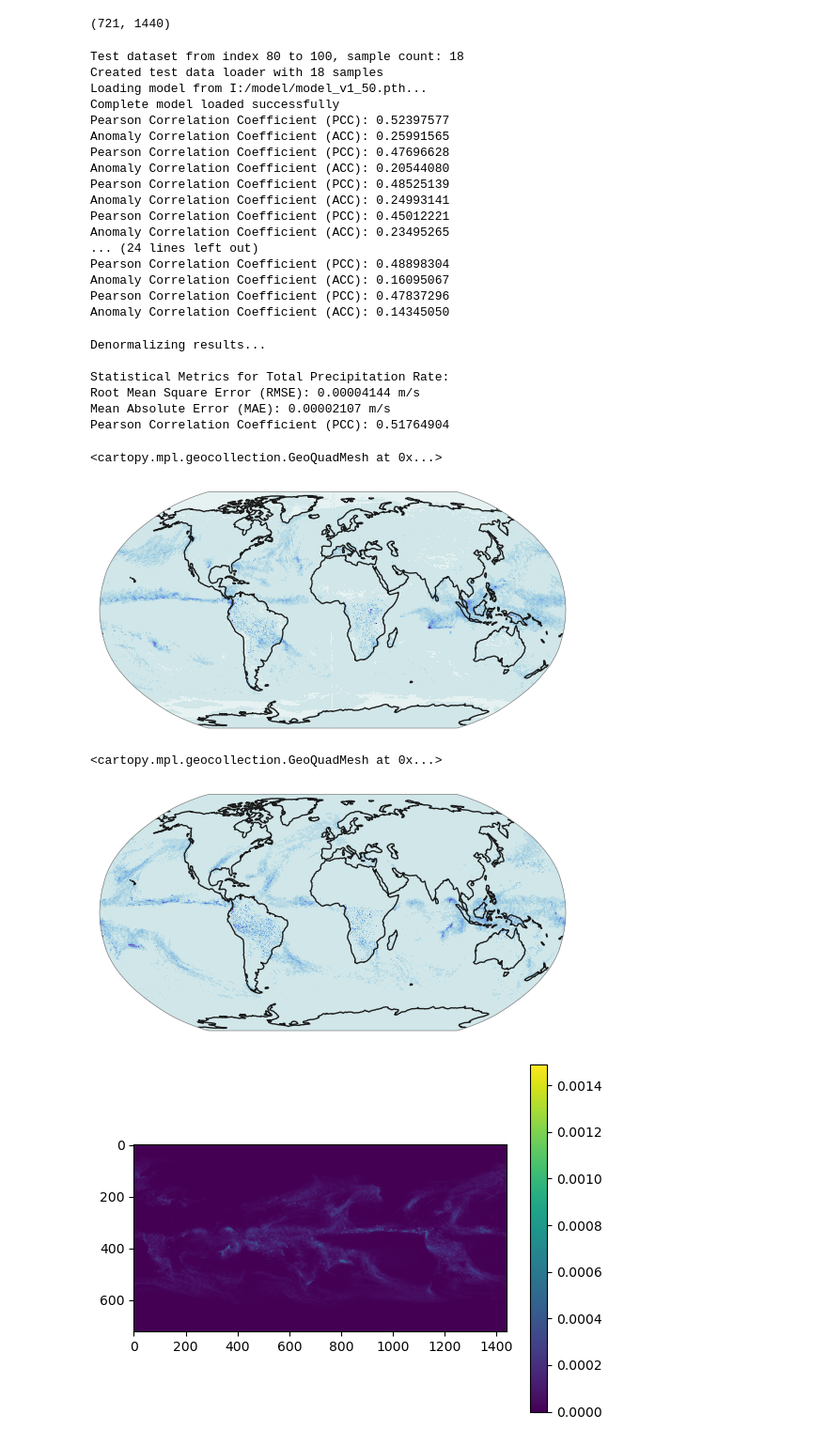
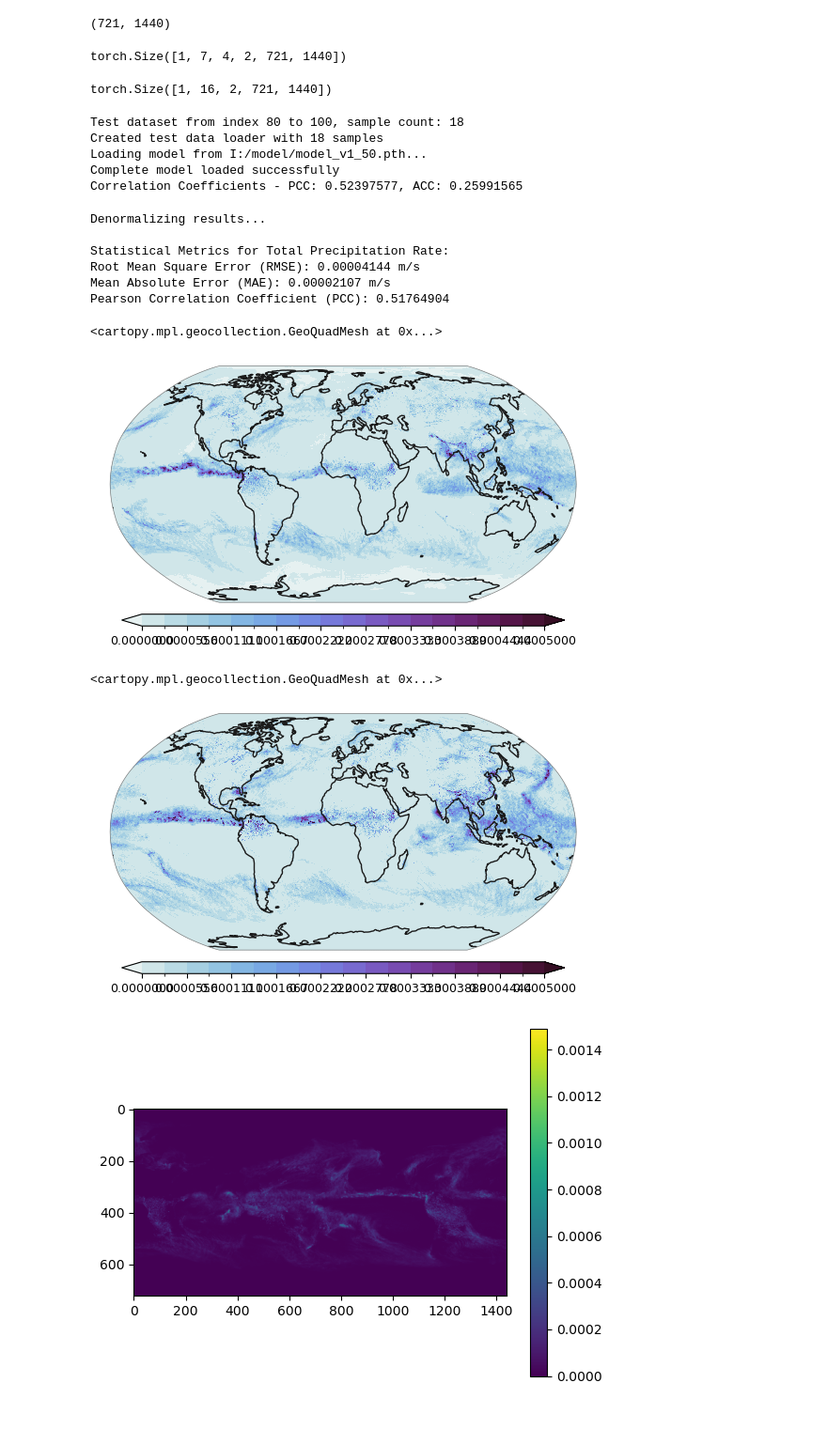
Before and after one commit to GISWLH/CanglongPhysics, a Jupyter notebook: Untitled.ipynb, the cells around one changed output. Shown: that part at 94% size. Saved outputs shown, nothing was run; the diff lists cells and outputs as text; code cells hidden in the pictures; blank space fills up the shorter version.

```diff
--- a/Untitled.ipynb
+++ b/Untitled.ipynb
@@ -1656,18 +1656,18 @@ print(f"Using device: {device}")
 
 # 加载数据
 print("Loading data...")
-input_surface = torch.load('I:/ERA5_np/input_surface_norm_test.pt')
-input_upper_air = torch.load('I:/ERA5_np/input_upper_air_norm_test.pt')
-print(f"Surface data shape: {input_surface.shape}")
-print(f"Upper air data shape: {input_upper_air.shape}")
+input_surface_load = torch.load('I:/ERA5_np/input_surface_norm_test.pt')
+input_upper_air_load = torch.load('I:/ERA5_np/input_upper_air_norm_test.pt')
+print(f"Surface data shape: {input_surface_load.shape}")
+print(f"Upper air data shape: {input_upper_air_load.shape}")
 # %% [output]
 Using device: cuda
 Loading data...
 Surface data shape: torch.Size([16, 100, 721, 1440])
 Upper air data shape: torch.Size([7, 4, 100, 721, 1440])
 # %%
-input_surface.shape
-total_rain = denormalize(input_surface[variables.index('lsrr'), :, :, :], variables.index('lsrr')) + denormalize(input_surface[variables.index('crr'), :, :, :], variables.index('crr'))
+input_surface_load.shape
+total_rain = denormalize(input_surface_load[variables.index('lsrr'), :, :, :], variables.index('lsrr')) + denormalize(input_surface_load[variables.index('crr'), :, :, :], variables.index('crr'))
 total_rain.shape
 # 使用torch.mean代替np.mean，因为total_rain是torch.Tensor
 total_rain_mean = torch.mean(total_rain, dim=0).numpy()
@@ -1675,16 +1675,24 @@ total_rain_mean = torch.mean(total_rain, dim=0).numpy()
 total_rain_mean.shape
 # %% [output]
 (721, 1440)
+# %%
+input_upper_air.shape
+# %% [output]
+torch.Size([1, 7, 4, 2, 721, 1440])
+# %%
+predictions[first_sample_idx].shape
+# %% [output]
+torch.Size([1, 16, 2, 721, 1440])
 # %%
 from sklearn.metrics import mean_squared_error, mean_absolute_error
 import scipy.stats as stats
 # 计算测试集的索引范围 (使用后20%)
-total_samples = input_surface.shape[1]  # 假设为100
+total_samples = 100  # 假设为100
 test_start = int(total_samples * 0.8)  # 80
 test_end = total_samples  # 100
 
 # 创建测试数据集
-test_dataset = WeatherTestDataset(input_surface, input_upper_air, test_start, test_end)
+test_dataset = WeatherTestDataset(input_surface_load, input_upper_air_load, test_start, test_end)
 test_loader = DataLoader(test_dataset, batch_size=1, shuffle=False)
 print(f"Created test data loader with {len(test_dataset)} samples")
 
@@ -1732,28 +1740,17 @@ with torch.no_grad():
 
 
 
+        pcc, _ = stats.pearsonr(true_total_precip.flatten(), pred_total_precip.flatten())
         acc, _ = stats.pearsonr(true_total_precip.flatten() - total_rain_mean.flatten(), pred_total_precip.flatten() - total_rain_mean.flatten())
-        pcc, _ = stats.pearsonr(true_total_precip.flatten(), pred_total_precip.flatten())
-        print(f"Pearson Correlation Coefficient (PCC): {pcc:.8f}")
-        print(f"Anomaly Correlation Coefficient (ACC): {acc:.8f}")
+        print(f"Correlation Coefficients - PCC: {pcc:.8f}, ACC: {acc:.8f}")
+        if int(idx) == 0:
+            break
 # %% [output]
 Test dataset from index 80 to 100, sample count: 18
 Created test data loader with 18 samples
 Loading model from I:/model/model_v1_50.pth...
 Complete model loaded successfully
-Pearson Correlation Coefficient (PCC): 0.52397577
-Anomaly Correlation Coefficient (ACC): 0.25991565
-Pearson Correlation Coefficient (PCC): 0.47696628
-Anomaly Correlation Coefficient (ACC): 0.20544080
-Pearson Correlation Coefficient (PCC): 0.48525139
-Anomaly Correlation Coefficient (ACC): 0.24993141
-Pearson Correlation Coefficient (PCC): 0.45012221
-Anomaly Correlation Coefficient (ACC): 0.23495265
-... (24 lines left out)
-Pearson Correlation Coefficient (PCC): 0.48898304
-Anomaly Correlation Coefficient (ACC): 0.16095067
-Pearson Correlation Coefficient (PCC): 0.47837296
-Anomaly Correlation Coefficient (ACC): 0.14345050
+Correlation Coefficients - PCC: 0.52397577, ACC: 0.25991565
 # %%
 # 反标准化第一个样本的预测结果和真实值
 print("Denormalizing results...")
@@ -1798,22 +1795,22 @@ Pearson Correlation Coefficient (PCC): 0.51764904
 # %%
 from utils import plot
 import xarray as xr
 import cmaps
 lat = np.linspace(90, -90, 721)
 lon = np.linspace(0, 359.75, 1440)
 dataarray = xr.DataArray(
     pred_total_precip,
     coords=[("lat", lat), ("lon", lon)],
     name="sst"
 )
 fig = plt.figure()
 proj = ccrs.Robinson() #ccrs.Robinson()ccrs.Mollweide()Mollweide()
 ax = fig.add_subplot(111, projection=proj)
-levels = np.linspace(0, 0.001, num=19)
-plot.one_map_flat(dataarray, ax, levels=levels, cmap=cmaps.cmocean_dense, mask_ocean=False, add_coastlines=True, add_land=False, plotfunc="pcolormesh")
+levels = np.linspace(0, 0.0005, num=19)
+plot.one_map_flat(dataarray, ax, levels=levels, cmap=cmaps.cmocean_dense, mask_ocean=False, add_coastlines=True, add_land=False, plotfunc="pcolormesh", colorbar=True)
 # %% [output]
 <cartopy.mpl.geocollection.GeoQuadMesh at 0x...>
-[figure, old version]
+[figure, new version]
 # %%
 from utils import plot
 import xarray as xr
@@ -1827,11 +1824,11 @@ dataarray = xr.DataArray(
 fig = plt.figure()
 proj = ccrs.Robinson() #ccrs.Robinson()ccrs.Mollweide()Mollweide()
 ax = fig.add_subplot(111, projection=proj)
-levels = np.linspace(0, 0.001, num=19)
-plot.one_map_flat(dataarray, ax, levels=levels, cmap=cmaps.cmocean_dense, mask_ocean=False, add_coastlines=True, add_land=False, plotfunc="pcolormesh")
+levels = np.linspace(0, 0.0005, num=19)
+plot.one_map_flat(dataarray, ax, levels=levels, cmap=cmaps.cmocean_dense, mask_ocean=False, add_coastlines=True, add_land=False, plotfunc="pcolormesh", colorbar=True)
 # %% [output]
 <cartopy.mpl.geocollection.GeoQuadMesh at 0x...>
-[figure, old version]
+[figure, new version]
 # %%
 plt.imshow(true_total_precip)
 plt.colorbar()
```
Also changed, not shown: 1 other file.
